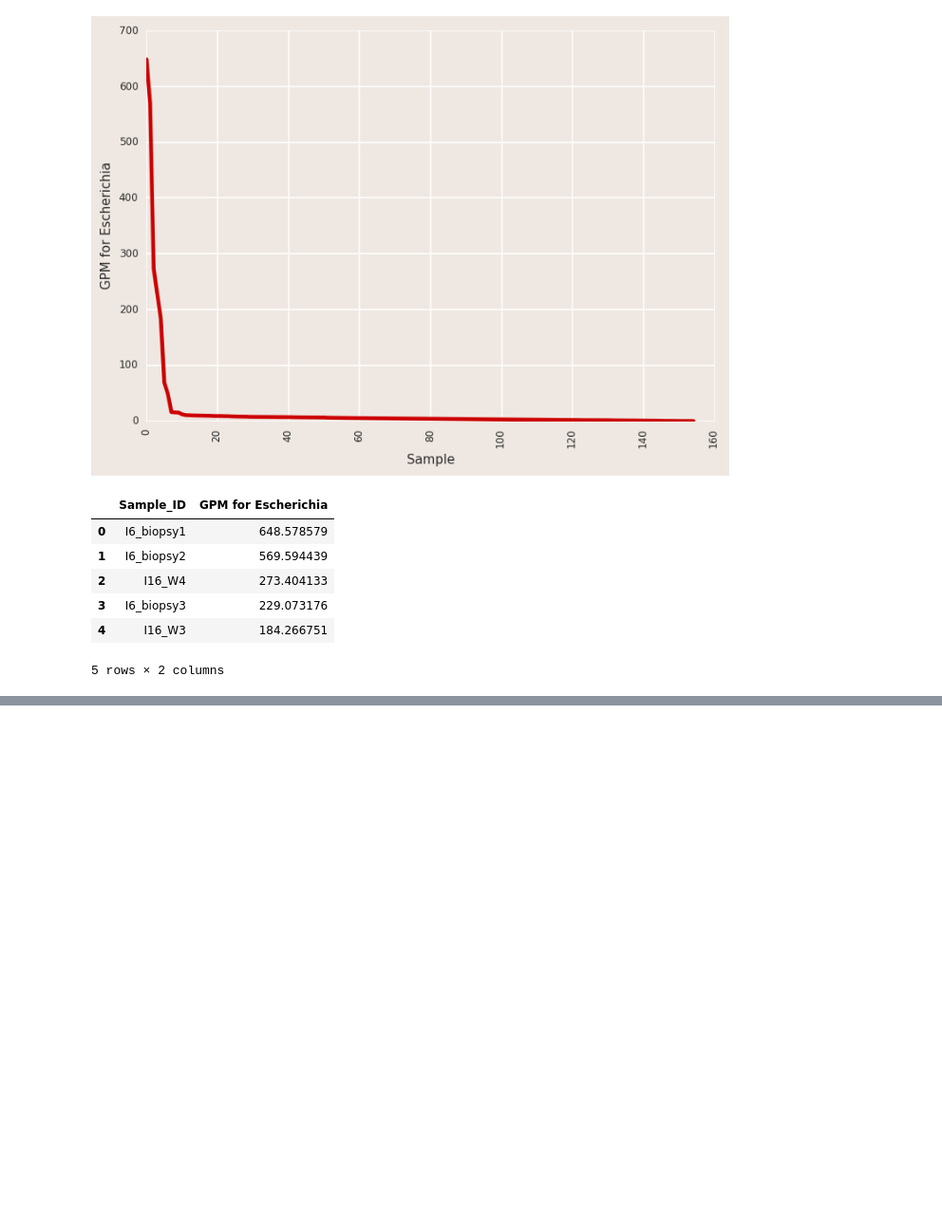
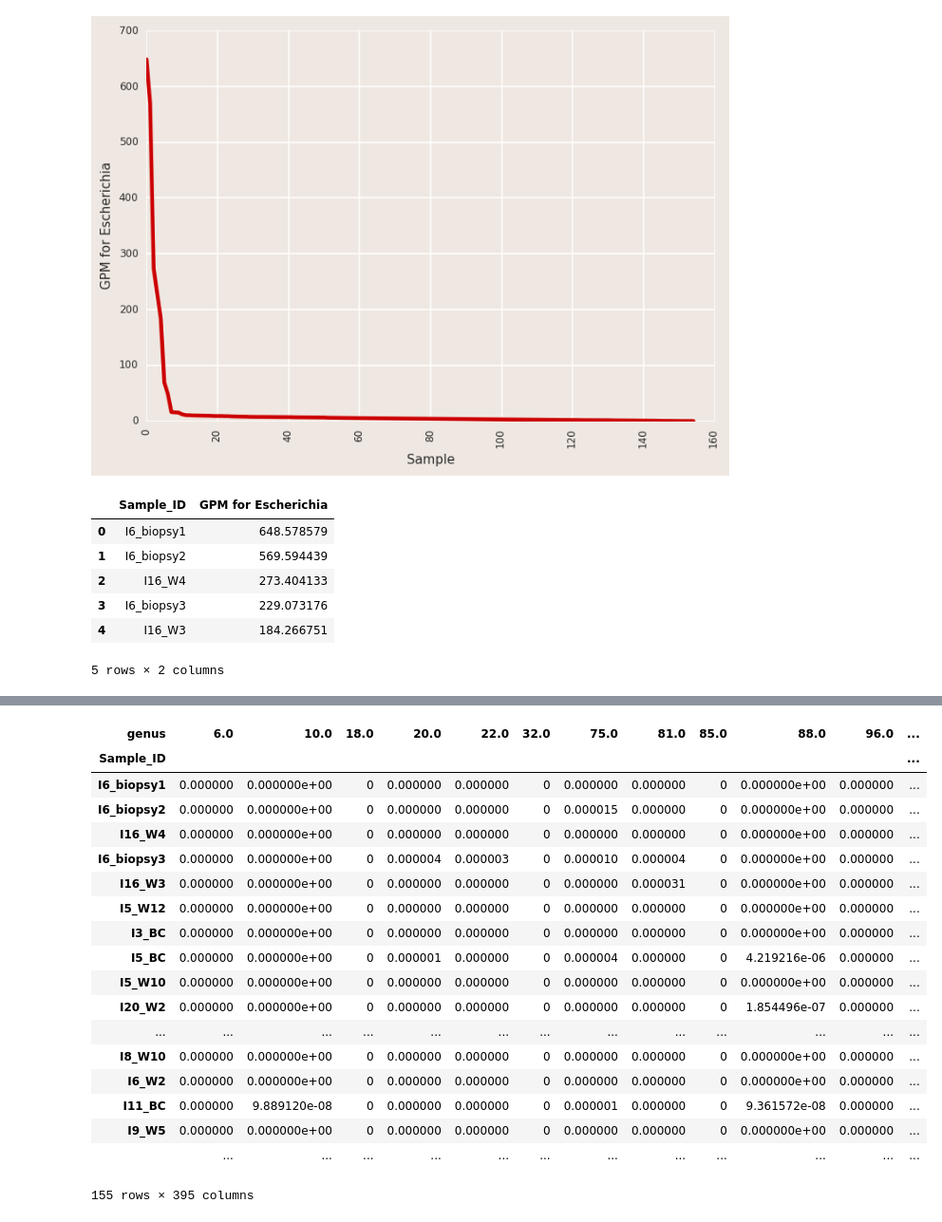
Before and after one commit to lmart999/CS229, a Jupyter notebook: ie_sql.ipynb, the cells around one changed output, grey strips where cells are left out. Shown at 95% size. Drawn from its saved outputs; the diff is of its cells as text; code cells hidden in the pictures; blank space fills up the shorter version.

```diff
--- a/ie_sql.ipynb
+++ b/ie_sql.ipynb
@@ -765,7 +752,7 @@ t_query
 # %% [markdown]
 #### infectionPlot() -
 # %%
-taxID=561
+taxID='561'
 cohort='BMT'
 
 # --- --- ---
@@ -852,0 +862,33 @@ plotted_data.head(5)
+# %%
+counts_sql=sql.read_sql("select Grammy_Table.Sample_ID,Tax_Table.%s,SUM(Grammy_Table.Normalized_Abundance) "
+             "from Tax_Table "
+             "INNER JOIN Grammy_Table "
+             "ON Tax_Table.tax_id=Grammy_Table.TaxID "
+             "WHERE Grammy_Table.Study = '%s' "
+             "GROUP BY Grammy_Table.Sample_ID,Tax_Table.'%s' "%(level,cohort,level), conn, coerce_float=True)
+
+counts_sql=counts_sql[~pd.isnull(counts_sql[level])] # Only include abundance of bugs at specified tax level.
+counts_sql.set_index(['Sample_ID',level],inplace=True)
+counts_sql_per_sample=counts_sql.unstack()['SUM(Grammy_Table.Normalized_Abundance)'].fillna(0)
+counts_sql_per_sample.sort(int(taxID),inplace=True,ascending=False)
+counts_sql_per_sample
+# %% [output]
+| genus | 6.0 | 10.0 | 18.0 | 20.0 | 22.0 | 32.0 | 75.0 | 81.0 | 85.0 | 88.0 | 96.0 | ... |
+| Sample_ID |  |  |  |  |  |  |  |  |  |  |  | ... |
+| I6_biopsy1 | 0.000000 | 0.000000e+00 | 0 | 0.000000 | 0.000000 | 0 | 0.000000 | 0.000000 | 0 | 0.000000e+00 | 0.000000 | ... |
+| I6_biopsy2 | 0.000000 | 0.000000e+00 | 0 | 0.000000 | 0.000000 | 0 | 0.000015 | 0.000000 | 0 | 0.000000e+00 | 0.000000 | ... |
+| I16_W4 | 0.000000 | 0.000000e+00 | 0 | 0.000000 | 0.000000 | 0 | 0.000000 | 0.000000 | 0 | 0.000000e+00 | 0.000000 | ... |
+| I6_biopsy3 | 0.000000 | 0.000000e+00 | 0 | 0.000004 | 0.000003 | 0 | 0.000010 | 0.000004 | 0 | 0.000000e+00 | 0.000000 | ... |
+| I16_W3 | 0.000000 | 0.000000e+00 | 0 | 0.000000 | 0.000000 | 0 | 0.000000 | 0.000031 | 0 | 0.000000e+00 | 0.000000 | ... |
+| I5_W12 | 0.000000 | 0.000000e+00 | 0 | 0.000000 | 0.000000 | 0 | 0.000000 | 0.000000 | 0 | 0.000000e+00 | 0.000000 | ... |
+| I3_BC | 0.000000 | 0.000000e+00 | 0 | 0.000000 | 0.000000 | 0 | 0.000000 | 0.000000 | 0 | 0.000000e+00 | 0.000000 | ... |
+| I5_BC | 0.000000 | 0.000000e+00 | 0 | 0.000001 | 0.000000 | 0 | 0.000004 | 0.000000 | 0 | 4.219216e-06 | 0.000000 | ... |
+| I5_W10 | 0.000000 | 0.000000e+00 | 0 | 0.000000 | 0.000000 | 0 | 0.000000 | 0.000000 | 0 | 0.000000e+00 | 0.000000 | ... |
+| I20_W2 | 0.000000 | 0.000000e+00 | 0 | 0.000000 | 0.000000 | 0 | 0.000000 | 0.000000 | 0 | 1.854496e-07 | 0.000000 | ... |
+| ... | ... | ... | ... | ... | ... | ... | ... | ... | ... | ... | ... | ... |
+| I8_W10 | 0.000000 | 0.000000e+00 | 0 | 0.000000 | 0.000000 | 0 | 0.000000 | 0.000000 | 0 | 0.000000e+00 | 0.000000 | ... |
+| I6_W2 | 0.000000 | 0.000000e+00 | 0 | 0.000000 | 0.000000 | 0 | 0.000000 | 0.000000 | 0 | 0.000000e+00 | 0.000000 | ... |
+| I11_BC | 0.000000 | 9.889120e-08 | 0 | 0.000000 | 0.000000 | 0 | 0.000001 | 0.000000 | 0 | 9.361572e-08 | 0.000000 | ... |
+| I9_W5 | 0.000000 | 0.000000e+00 | 0 | 0.000000 | 0.000000 | 0 | 0.000000 | 0.000000 | 0 | 0.000000e+00 | 0.000000 | ... |
+|  | ... | ... | ... | ... | ... | ... | ... | ... | ... | ... | ... | ... |
+155 rows × 395 columns
```
Also changed, not shown: parts of 10 cells of this notebook.
